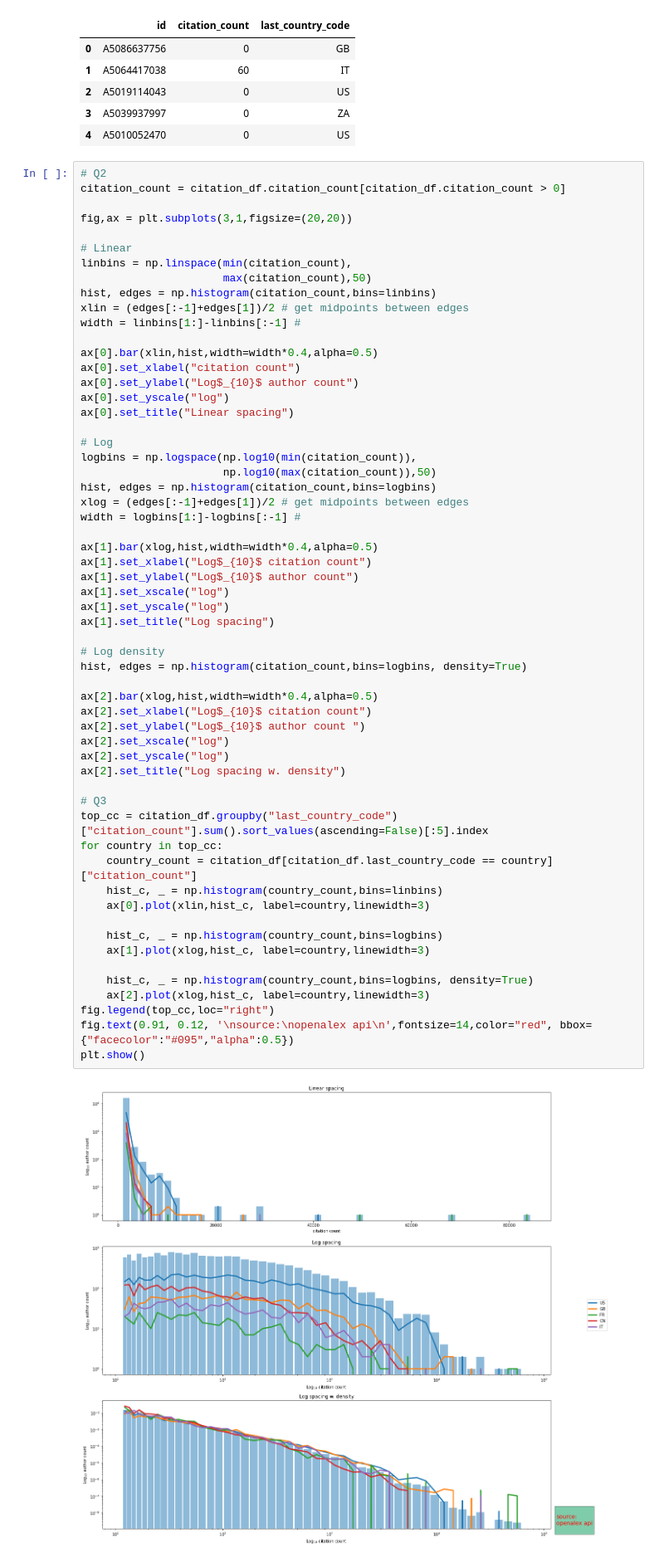
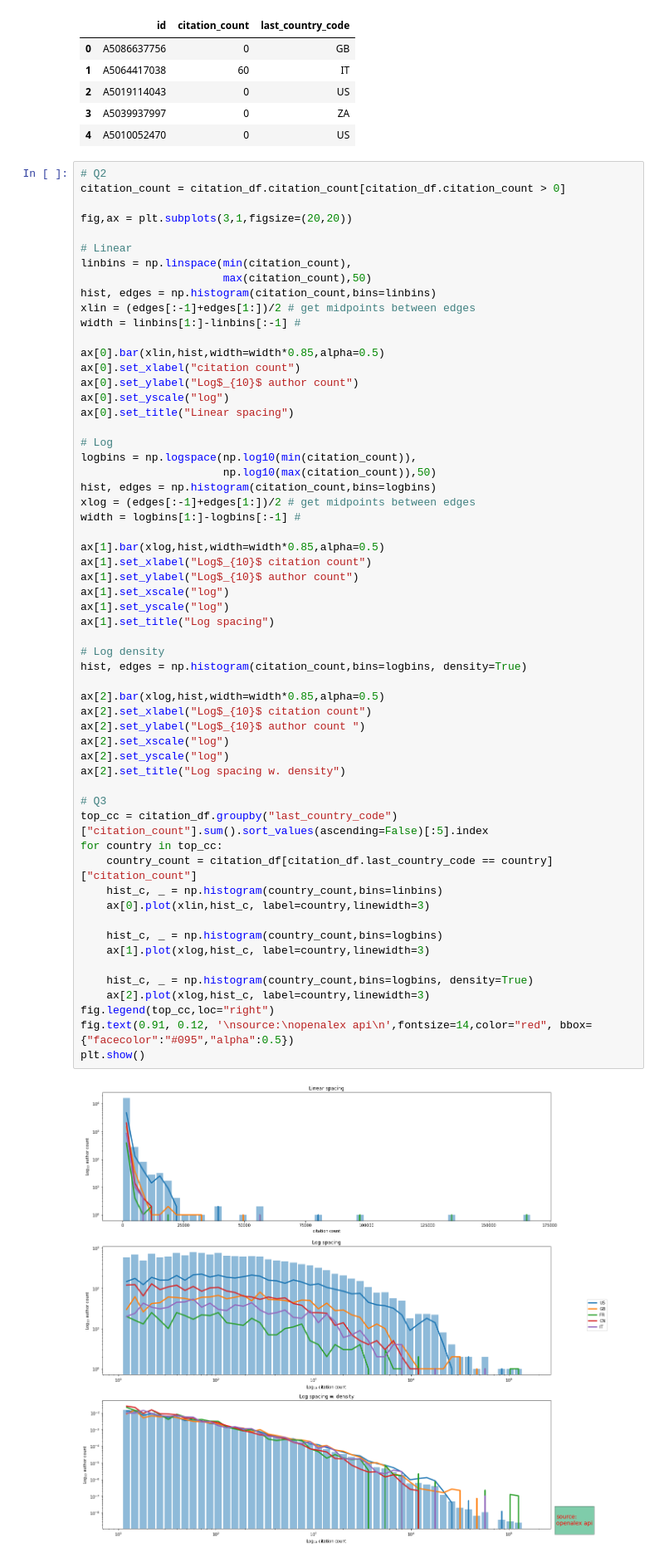
Before and after one commit to Sunray0466/com_soc_sci, a Jupyter notebook: assignment 1/Assignment1.ipynb, the cells around one changed output. Shown at 83% size. Drawn from its saved outputs; the diff is of its cells as text.

```diff
--- a/assignment 1/Assignment1.ipynb
+++ b/assignment 1/Assignment1.ipynb
@@ -526,10 +526,10 @@ fig,ax = plt.subplots(3,1,figsize=(20,20))
 linbins = np.linspace(min(citation_count),
                       max(citation_count),50)
 hist, edges = np.histogram(citation_count,bins=linbins)
-xlin = (edges[:-1]+edges[1])/2 # get midpoints between edges
+xlin = (edges[:-1]+edges[1:])/2 # get midpoints between edges
 width = linbins[1:]-linbins[:-1] #
 
-ax[0].bar(xlin,hist,width=width*0.4,alpha=0.5)
+ax[0].bar(xlin,hist,width=width*0.85,alpha=0.5)
 ax[0].set_xlabel("citation count")
 ax[0].set_ylabel("Log$_{10}$ author count")
 ax[0].set_yscale("log")
@@ -539,43 +539,43 @@ ax[0].set_title("Linear spacing")
 logbins = np.logspace(np.log10(min(citation_count)),
                       np.log10(max(citation_count)),50)
 hist, edges = np.histogram(citation_count,bins=logbins)
-xlog = (edges[:-1]+edges[1])/2 # get midpoints between edges
+xlog = (edges[:-1]+edges[1:])/2 # get midpoints between edges
 width = logbins[1:]-logbins[:-1] #
 
-ax[1].bar(xlog,hist,width=width*0.4,alpha=0.5)
+ax[1].bar(xlog,hist,width=width*0.85,alpha=0.5)
 ax[1].set_xlabel("Log$_{10}$ citation count")
 ax[1].set_ylabel("Log$_{10}$ author count")
 ax[1].set_xscale("log")
 ax[1].set_yscale("log")
 ax[1].set_title("Log spacing")
 
 # Log density
 hist, edges = np.histogram(citation_count,bins=logbins, density=True)
 
-ax[2].bar(xlog,hist,width=width*0.4,alpha=0.5)
+ax[2].bar(xlog,hist,width=width*0.85,alpha=0.5)
 ax[2].set_xlabel("Log$_{10}$ citation count")
 ax[2].set_ylabel("Log$_{10}$ author count ")
 ax[2].set_xscale("log")
 ax[2].set_yscale("log")
 ax[2].set_title("Log spacing w. density")
 
 # Q3
 top_cc = citation_df.groupby("last_country_code")["citation_count"].sum().sort_values(ascending=False)[:5].index
 for country in top_cc:
     country_count = citation_df[citation_df.last_country_code == country]["citation_count"]
     hist_c, _ = np.histogram(country_count,bins=linbins)
     ax[0].plot(xlin,hist_c, label=country,linewidth=3)
 
     hist_c, _ = np.histogram(country_count,bins=logbins)
     ax[1].plot(xlog,hist_c, label=country,linewidth=3)
 
     hist_c, _ = np.histogram(country_count,bins=logbins, density=True)
     ax[2].plot(xlog,hist_c, label=country,linewidth=3)
 fig.legend(top_cc,loc="right")
 fig.text(0.91, 0.12, '\nsource:\nopenalex api\n',fontsize=14,color="red", bbox={"facecolor":"#095","alpha":0.5})
 plt.show()
 # %% [output]
-[figure, old version]
+[figure, new version]
 # %% [markdown]
 # Week 4
 # %%
```
Also changed, not shown: 1 other file.
